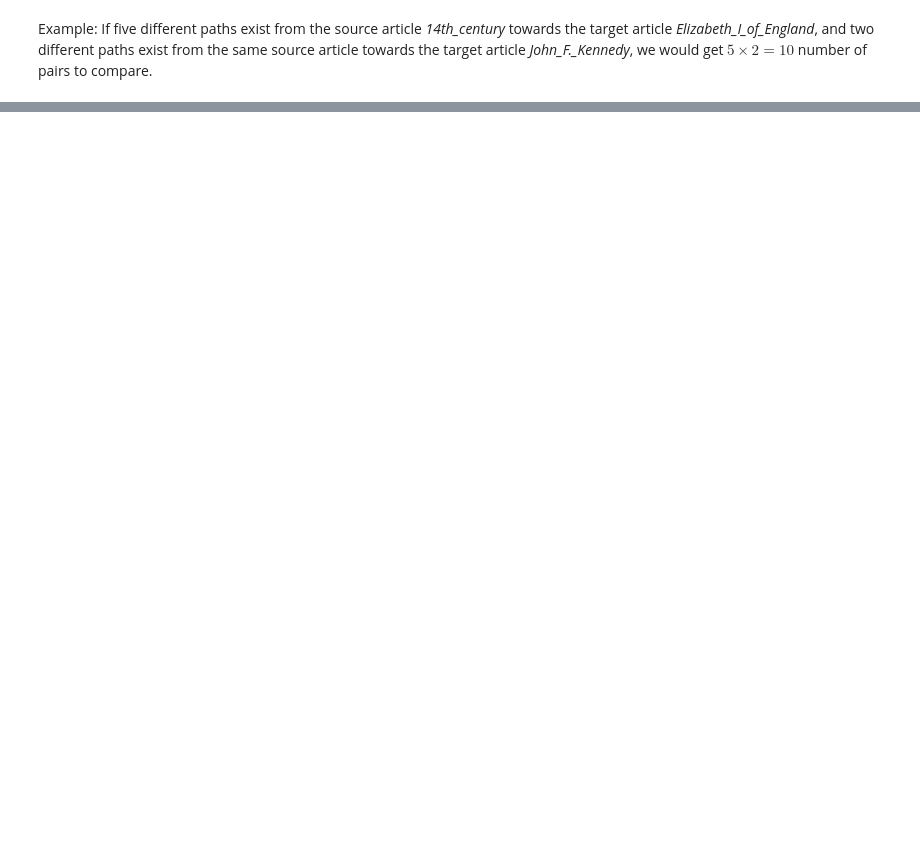
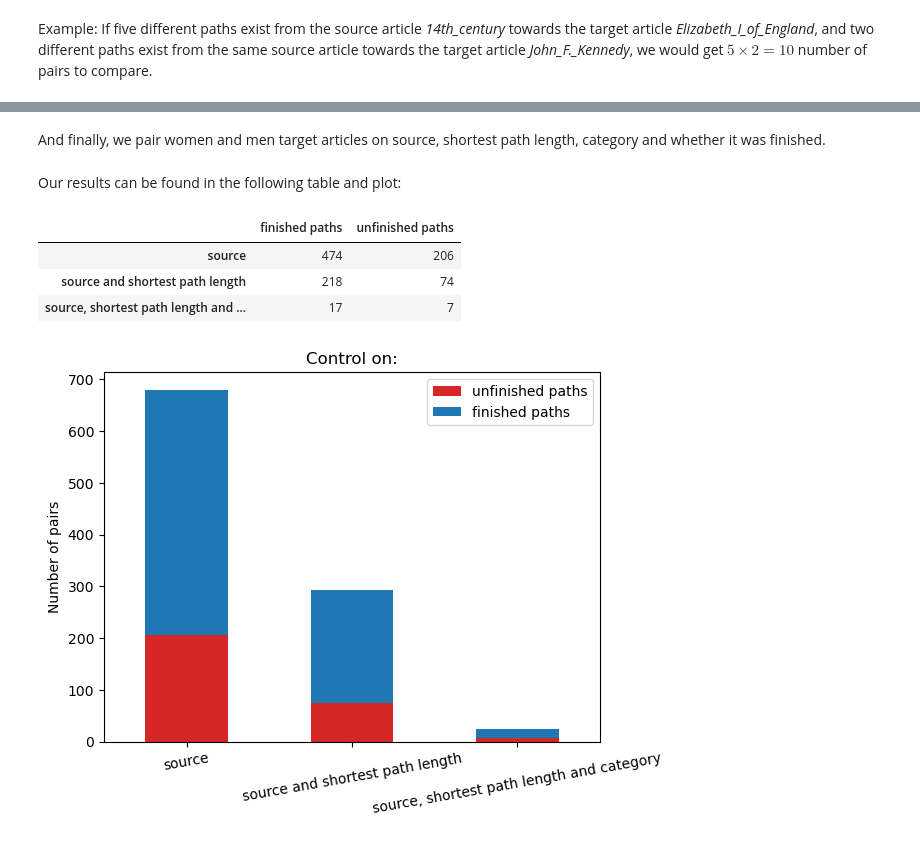
Before and after one commit to epfl-ada/ada-2022-project-metadata, a Jupyter notebook: project.ipynb, the cells around one changed output, grey strips where cells are left out. Drawn from its saved outputs; the diff is of its cells as text; code cells hidden in the pictures; blank space fills up the shorter version.

```diff
--- a/project.ipynb
+++ b/project.ipynb
@@ -425,0 +355,46 @@ comb_finpaths
+# %%
+# removing duplicated pairs
+comb = comb.drop_duplicates(subset=['hashedIpAddress_men','timestamp_men',
+                                    'hashedIpAddress_women', 'timestamp_women'])
+# %% [markdown]
+And finally, we pair women and men target articles on source, shortest path length, category and whether it was finished.
+# %%
+comb_on_category = women_target_paths.merge(men_target_paths,
+                                            how='inner', on=['source', 'shortest_path_length', 'finished', 'category'],
+                                            suffixes=('_women', '_men'))
+# %%
+# removing duplicated pairs
+comb_on_category = comb_on_category.drop_duplicates(subset=['hashedIpAddress_men','timestamp_men',
+                                                            'hashedIpAddress_women', 'timestamp_women'])
+# %% [markdown]
+Our results can be found in the following table and plot:
+# %%
+comb_f = len(comb[comb['finished'] == True])
+comb_u = len(comb[comb['finished'] == False])
+
+comb_source_f = len(comb_only_source[comb_only_source['finished'] == True])
+comb_source_u = len(comb_only_source[comb_only_source['finished'] == False])
+
+comb_category_f = len(comb_on_category[comb_on_category['finished'] == True])
+comb_category_u = len(comb_on_category[comb_on_category['finished'] == False])
+
+d = {'combination': ['Control on source','Control on source and shortest path length', 'Control on source, shortest path length and category'],
+    'unfinished paths' : [comb_source_u, comb_u, comb_category_u],
+     'finished paths': [comb_source_f, comb_f, comb_category_f]}
+
+combinations = pd.DataFrame(data=d, index=['source','source and shortest path length', 'source, shortest path length and category'])
+# %%
+combinations[['finished paths', 'unfinished paths']]
+# %% [output]
+|  | finished paths | unfinished paths |
+| source | 474 | 206 |
+| source and shortest path length | 218 | 74 |
+| source, shortest path length and ... | 17 | 7 |
+# %%
+ax = combinations.plot.bar(rot=10, stacked = True, color = ['tab:red', 'tab:blue'],
+                           title = "Control on:",
+                           ylabel = "Number of pairs", width = 0.5)
+
+plt.show()
+# %% [output]
+[figure, added]
```
Also changed, not shown: parts of 49 cells of this notebook, 16 other files.
